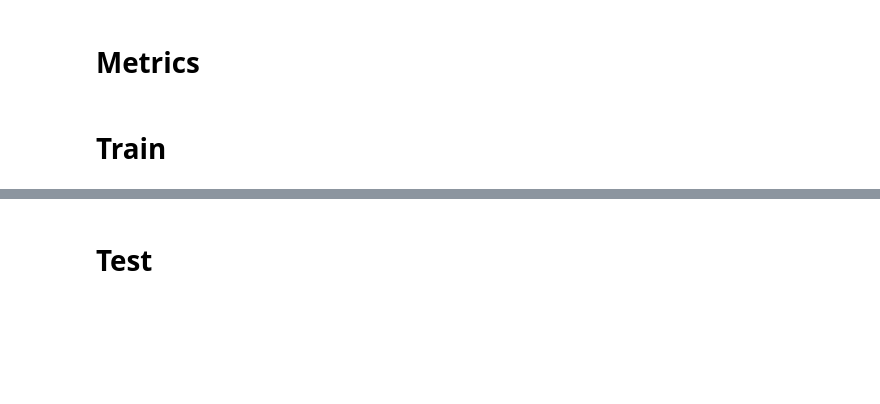
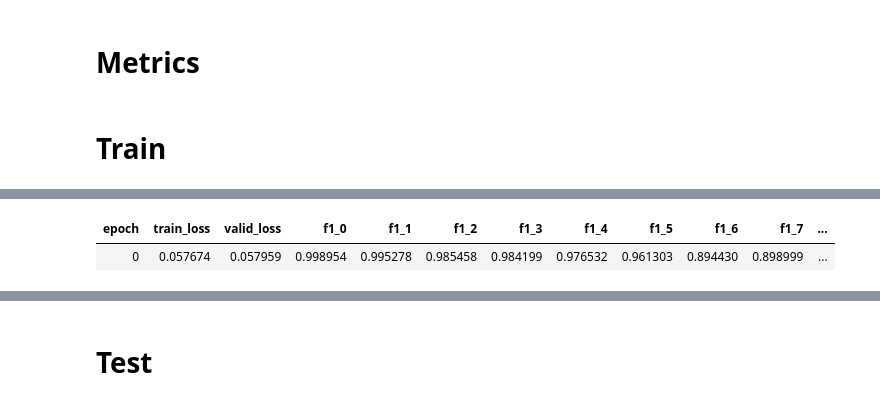
Before and after one commit to antorsae/liverpool-ion-switching, a Jupyter notebook: wavenet_recurrent.ipynb, the cells around one changed output, grey strips where cells are left out. Saved outputs shown, nothing was run; the diff lists cells and outputs as text; code cells hidden in the pictures; blank space fills up the shorter version.

```diff
--- a/wavenet_recurrent.ipynb
+++ b/wavenet_recurrent.ipynb
@@ -32,11 +32,11 @@ TEST_SEGMENT_SIZE = 100_000
 
 WINDOW_SIZE = 1000
 BIAS_RANGE = 0.1
-CONV_KERNEL = 3
+CONV_KERNEL = 5
 CONV_DEPTH  = 6
 FILTERS = 512
 
-BS = max(1,torch.cuda.device_count()) * 256
+BS = max(1,torch.cuda.device_count()) * 192
 HIST_BINS = 128
 SPLITS = 5
 XTRA_DS = False
@@ -425,7 +425,7 @@ def make_ds(ds,bs=BS,shuffle=False,after_batch= Normalize(signal_mean,signal_std
            return DataLoader(ds, bs, shuffle=shuffle, num_workers=32, pin_memory=True,
                              after_batch= after_batch)
 
-train_s_dl   = make_ds(train_s_ds,True)
+train_s_dl   = make_ds(train_s_ds,shuffle=True)
 public_s_dl  = make_ds(public_s_ds)
 private_s_dl = make_ds(private_s_ds)
 train_dl     = make_ds(train_ds)
@@ -656,7 +656,8 @@ ________________________________________________________________
   - ProgressCallback
   - MixedPrecision
 # %%
-modelname = 'conv_swift_6638603_t5000000_v2000_BS512_SS500000_WS1000_pucv0.945299_prcv0.941465_trcv0.943609_clean_synth_clean50hz'
+modelname = 'conv_swift_2632203_t5000000_v2000_BS768_SS500000_WS1000_pucv0.945079_prcv0.940537_trcv0.943894_clean_synth_clean50hz'
+#'conv_swift_6638603_t5000000_v2000_BS512_SS500000_WS1000_pucv0.945299_prcv0.941465_trcv0.943609_clean_synth_clean50hz'
 try:
     learn.load(modelname, strict=True)
     print(f"Loaded {modelname}")
@@ -669,6 +673,9 @@ lr_min, lr_steep=learn.lr_find(end_lr=1e-1)
 # %%
 learn.loss_func=DriftChannelsLoss([CrossEntropyLossFlat()],[1.])
-learn.fit_one_cycle(1,lr_max=2e-3,moms=(0.95, 0.85, 0.95),pct_start=0.25)
+learn.fit_one_cycle(1,lr_max=1e-3,moms=(0.95, 0.85, 0.95),pct_start=0.25)
+# %% [output]
+| epoch | train_loss | valid_loss | f1_0 | f1_1 | f1_2 | f1_3 | f1_4 | f1_5 | f1_6 | f1_7 | ... |
+| 0 | 0.057674 | 0.057959 | 0.998954 | 0.995278 | 0.985458 | 0.984199 | 0.976532 | 0.961303 | 0.894430 | 0.898999 | ... |
 # %%
 learn.loss_func=DriftChannelsLoss([ SoftF1Loss()])
 learn.fit_flat_cos(1,lr=1e-3,pct_start=0.5)
```
Also changed, not shown: parts of 27 cells of this notebook.
